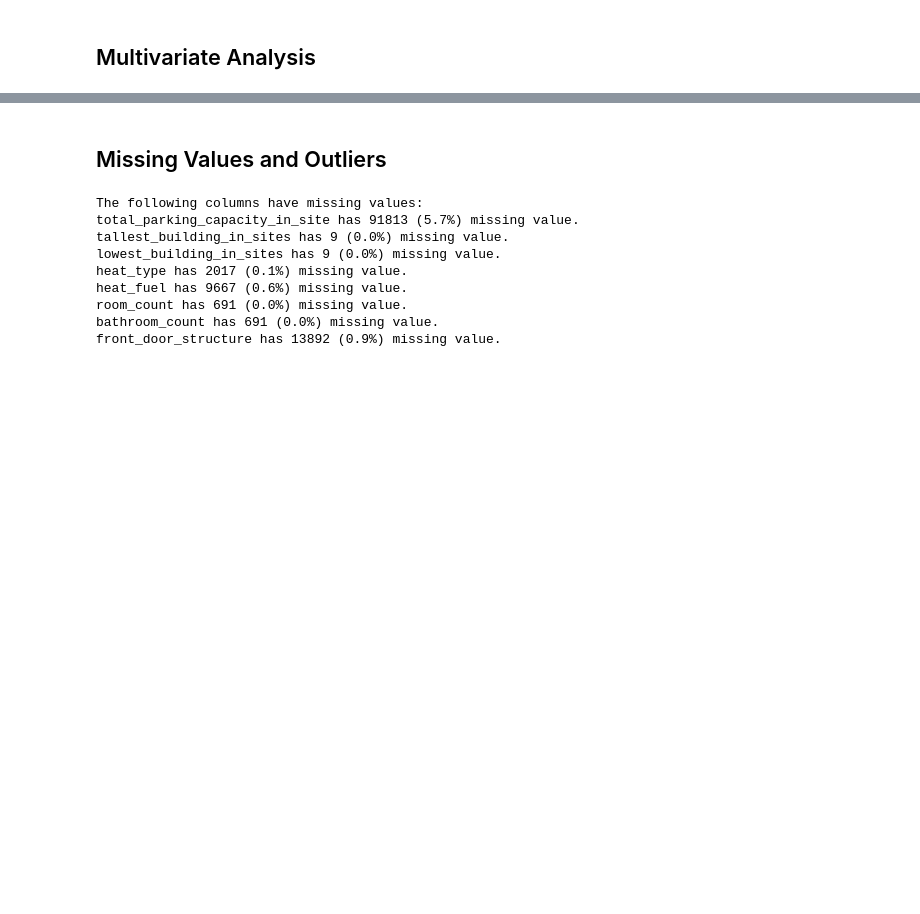
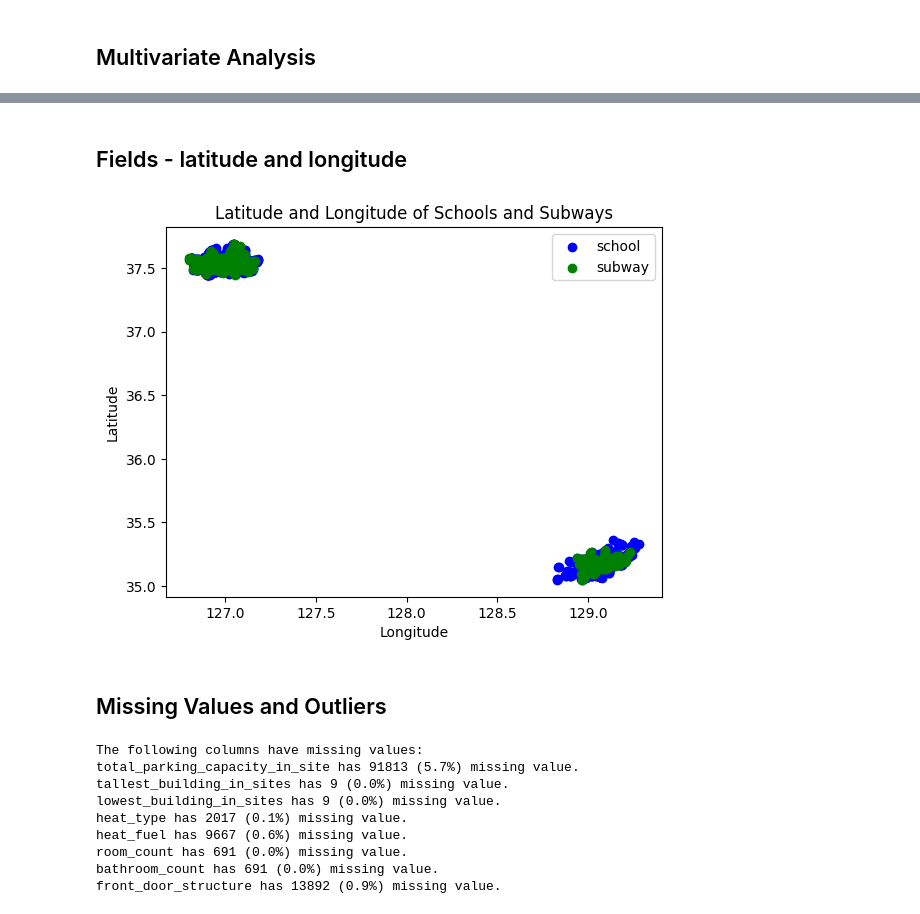
Before and after one commit to tklsimon/housing-price-prediction, a Jupyter notebook: STAT8017 Project.ipynb, the cells around one changed output, grey strips where cells are left out. Drawn from its saved outputs; the diff is of its cells as text; code cells hidden in the pictures; blank space fills up the shorter version.

```diff
--- a/STAT8017 Project.ipynb
+++ b/STAT8017 Project.ipynb
@@ -314,3 +316,16 @@ room_count and bathroom_count relationship?
+# %% [markdown]
+## Fields - latitude and longitude
+# %%
+# Scatter Plot of Latitude and Longitude with city labels
+plt.scatter(school_df['longitude'], school_df['latitude'], color='blue', label='school')
+plt.scatter(subway_df['longitude'], subway_df['latitude'], color='green', label='subway')
+plt.title('Latitude and Longitude of Schools and Subways')
+plt.xlabel('Longitude')
+plt.ylabel('Latitude')
+plt.legend(loc='upper right')
+plt.show()
+# %% [output]
+[figure, added]
 # %% [markdown]
 ## Missing Values and Outliers
 # %%
```
Also changed, not shown: parts of 9 cells of this notebook.
